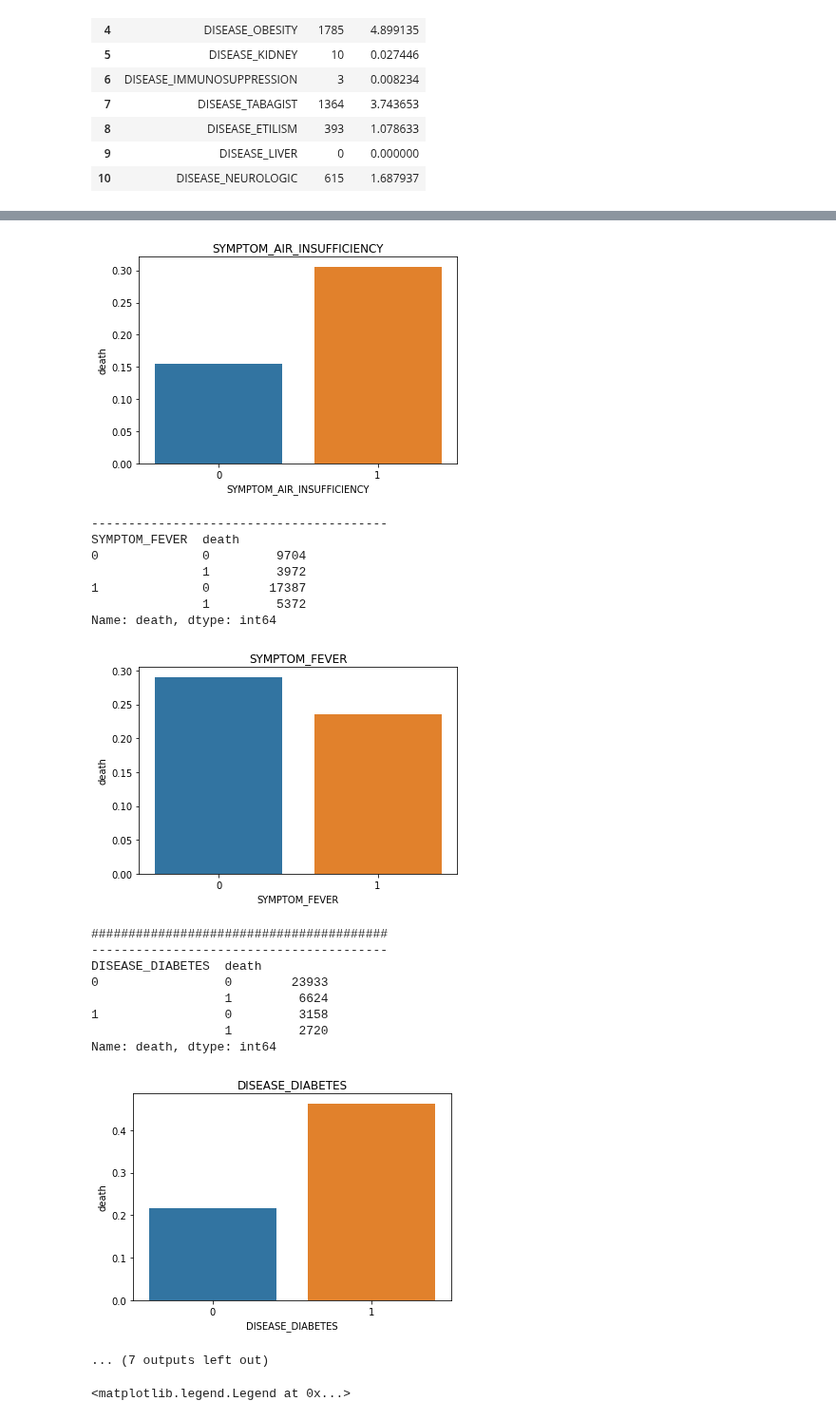
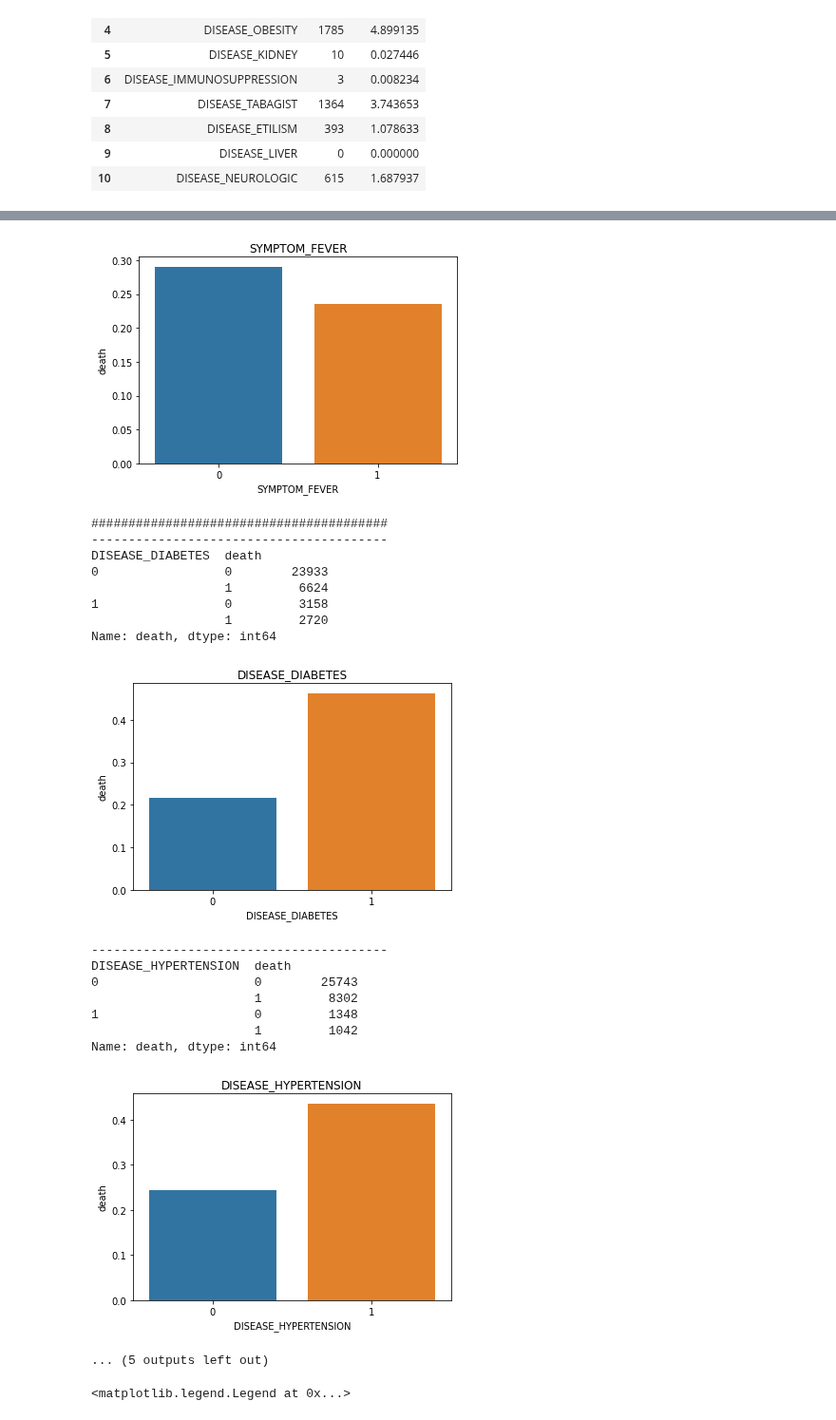
Before and after one commit to bielarnaud/Estudo_dados_de_covid, a Jupyter notebook: Codes/Casos_Graves.ipynb, the cells around one changed output, grey strips where cells are left out. Shown at 95% size. Saved outputs shown, nothing was run; the diff lists cells and outputs as text; code cells hidden in the pictures.

Commit message:
ajustando a classe para analises

```diff
--- a/Codes/Casos_Graves.ipynb
+++ b/Codes/Casos_Graves.ipynb
@@ -57,0 +59,2 @@ Index(['data_notificacao', 'sexo', 'idade', 'bairro', 'data_inicio_sintomas',
+# %%
+analises = analises()
@@ -57,0 +63,2 @@ Index(['data_notificacao', 'sexo', 'idade', 'bairro', 'data_inicio_sintomas',
+# %%
+analises.run_graves(df)
@@ -131,8 +125,6 @@ def barplot(x_axis):
 print('#'*40)
 
 barplot('sexo')
-#barplot('idade')
-barplot('age_group')
 
 print('#'*40)
 
@@ -195,23 +177,23 @@ SYMPTOM_AIR_INSUFFICIENCY  death
 Name: death, dtype: int64
-[figure, old version]
+[figure, new version]
+########################################
 ----------------------------------------
-SYMPTOM_FEVER  death
-0              0         9704
-               1         3972
-1              0        17387
-               1         5372
+DISEASE_DIABETES  death
+0                 0        23933
+                  1         6624
+1                 0         3158
+                  1         2720
 Name: death, dtype: int64
-[figure, old version]
+[figure, new version]
-########################################
 ----------------------------------------
-DISEASE_DIABETES  death
-0                 0        23933
-                  1         6624
-1                 0         3158
-                  1         2720
+DISEASE_HYPERTENSION  death
+0                     0        25743
+                      1         8302
+1                     0         1348
+                      1         1042
 Name: death, dtype: int64
-[figure, old version]
+[figure, new version]
-... (7 outputs left out)
+... (5 outputs left out)
 # %%
 total_survived = df[df['death'] == 0]
 total_not_survived = df[df['death'] == 1]
```
Also changed, not shown: parts of 14 cells of this notebook, 5 other files.
